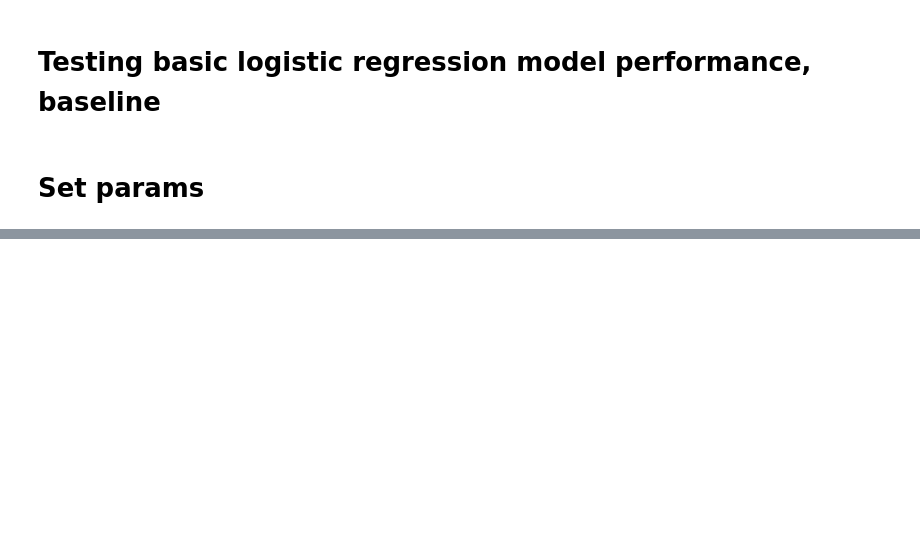
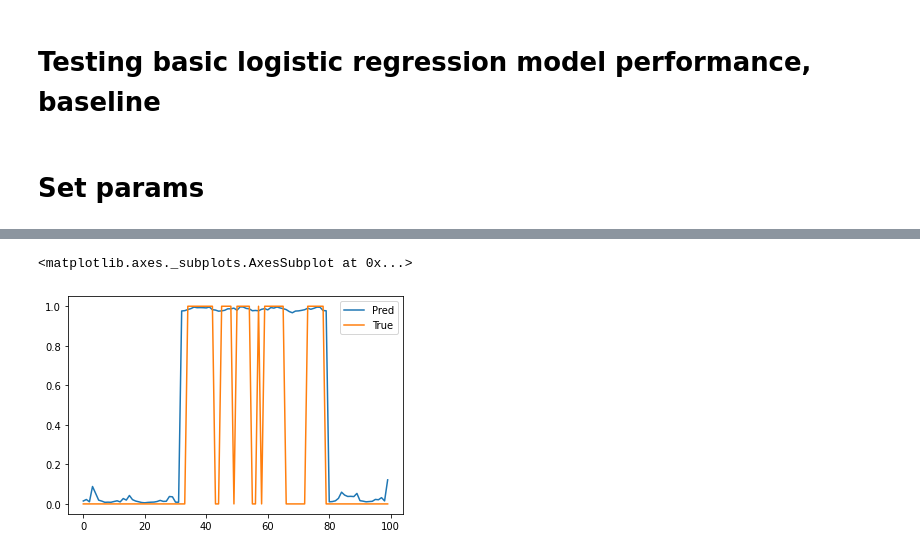
Before and after one commit to kysolvik/playa-inundation, a Jupyter notebook: playa-inundation/modeling/basic_logreg_model.ipynb, the cells around one changed output, grey strips where cells are left out. Drawn from its saved outputs; the diff is of its cells as text; code cells hidden in the pictures; blank space fills up the shorter version.

```diff
--- a/playa-inundation/modeling/basic_logreg_model.ipynb
+++ b/playa-inundation/modeling/basic_logreg_model.ipynb
@@ -92,0 +110,6 @@ plt.show()
+# %%
+window = [467200, 467300]
+pd.DataFrame({'Pred':pred_test[window[0]:window[1]], 'True':test_y[window[0]:window[1]]}).plot()
+# %% [output]
+<matplotlib.axes._subplots.AxesSubplot at 0x...>
+[figure, added]
```
Also changed, not shown: parts of 3 cells of this notebook.
